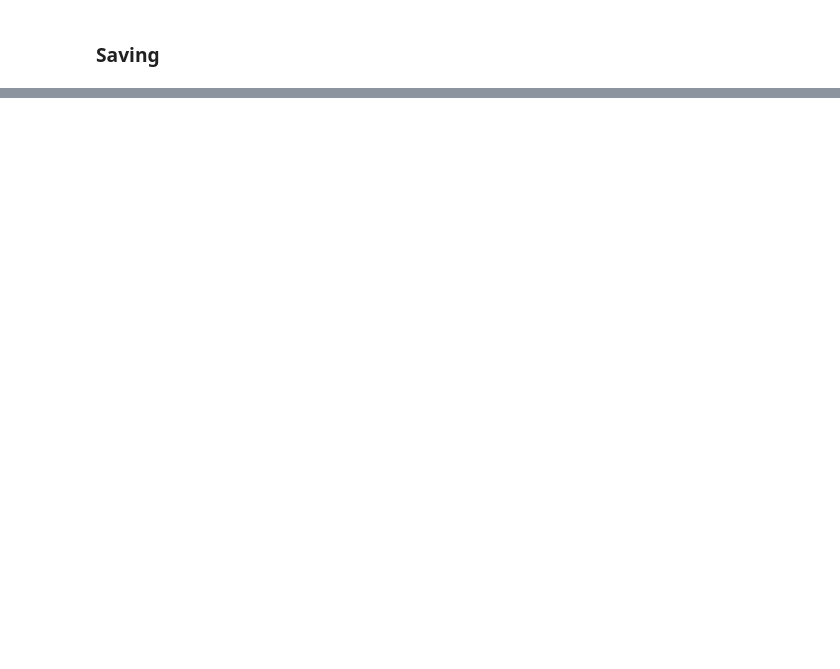
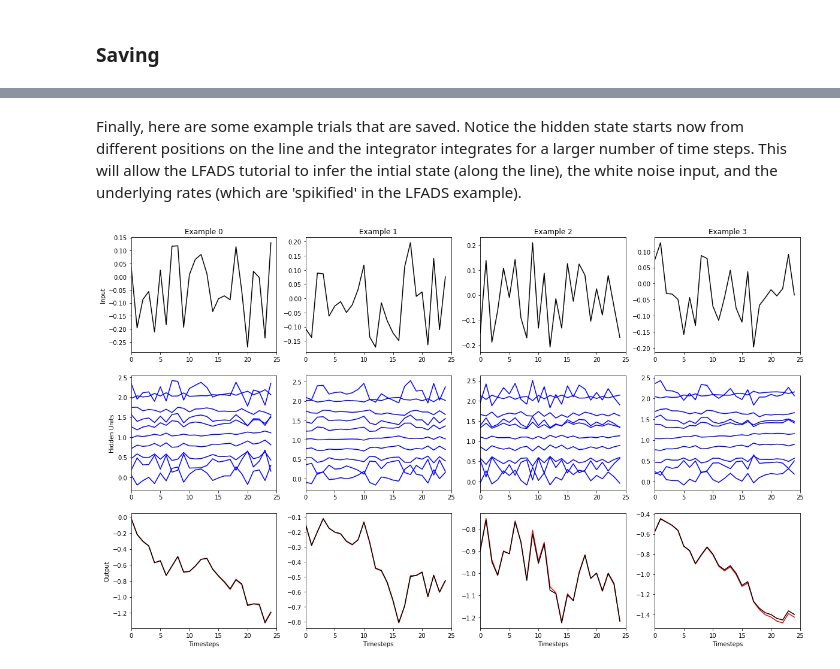
Before and after one commit to google-research/computation-thru-dynamics, a Jupyter notebook: notebooks/Integrator RNN Tutorial.ipynb, the cells around one changed output, grey strips where cells are left out. Saved outputs shown, nothing was run; the diff lists cells and outputs as text; code cells hidden in the pictures; blank space fills up the shorter version.

```diff
--- a/notebooks/Integrator RNN Tutorial.ipynb
+++ b/notebooks/Integrator RNN Tutorial.ipynb
@@ -285,0 +348,6 @@ Saving data in /tmp/vrnn/pure_int/trained_data_vrnn_pure_int_0.00003_2019-03-23_
+# %% [markdown]
+Finally, here are some example trials that are saved. Notice the hidden state starts now from different positions on the line and the integrator integrates for a larger number of time steps.  This will allow the LFADS tutorial to infer the intial state (along the line), the white noise input, and the underlying rates (which are 'spikified' in the LFADS example).
+# %%
+rnn.plot_examples(ntimesteps, data_dict, nexamples=4)
+# %% [output]
+[figure, added]
```
Also changed, not shown: parts of 16 cells of this notebook, 2 other files.
